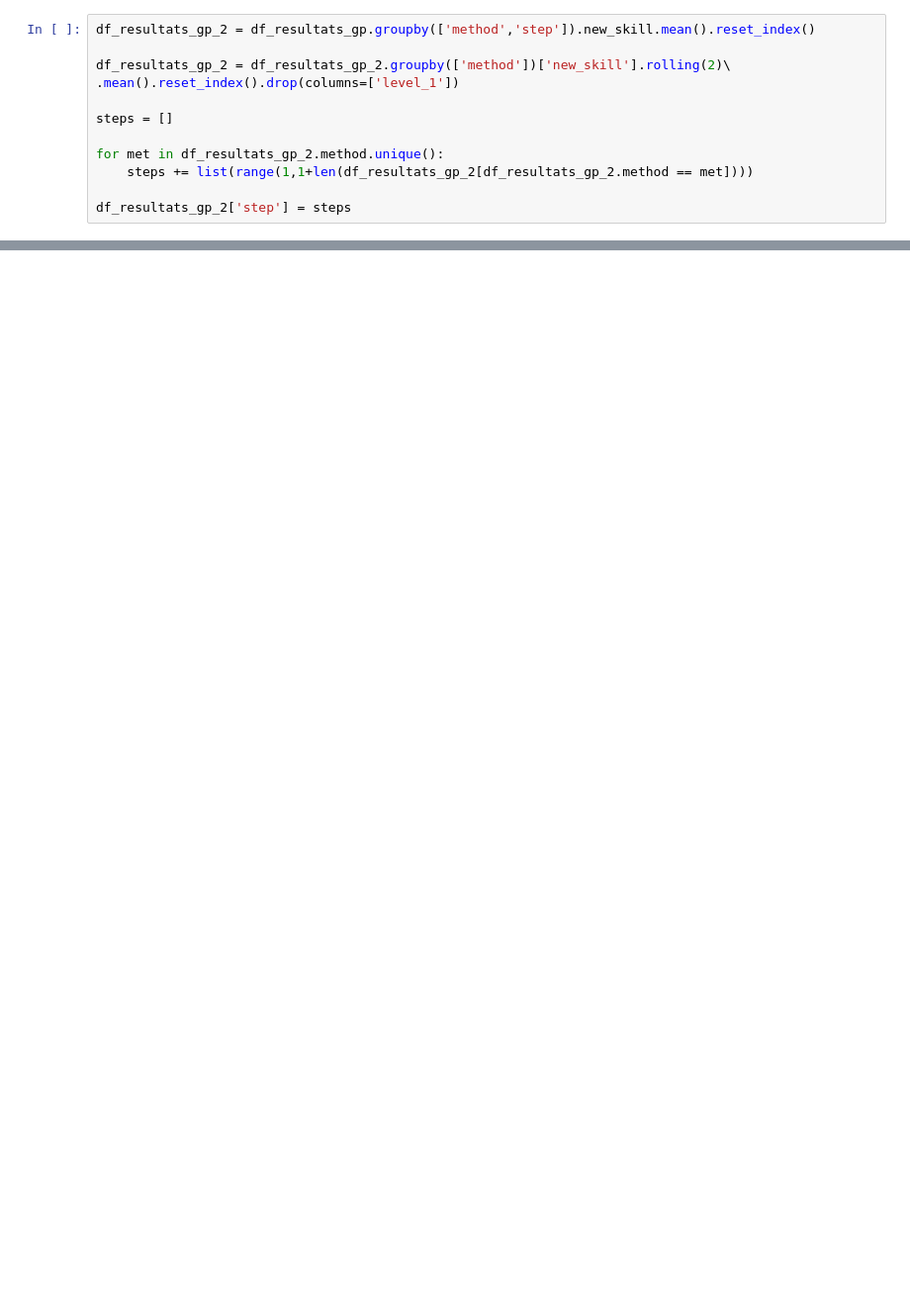
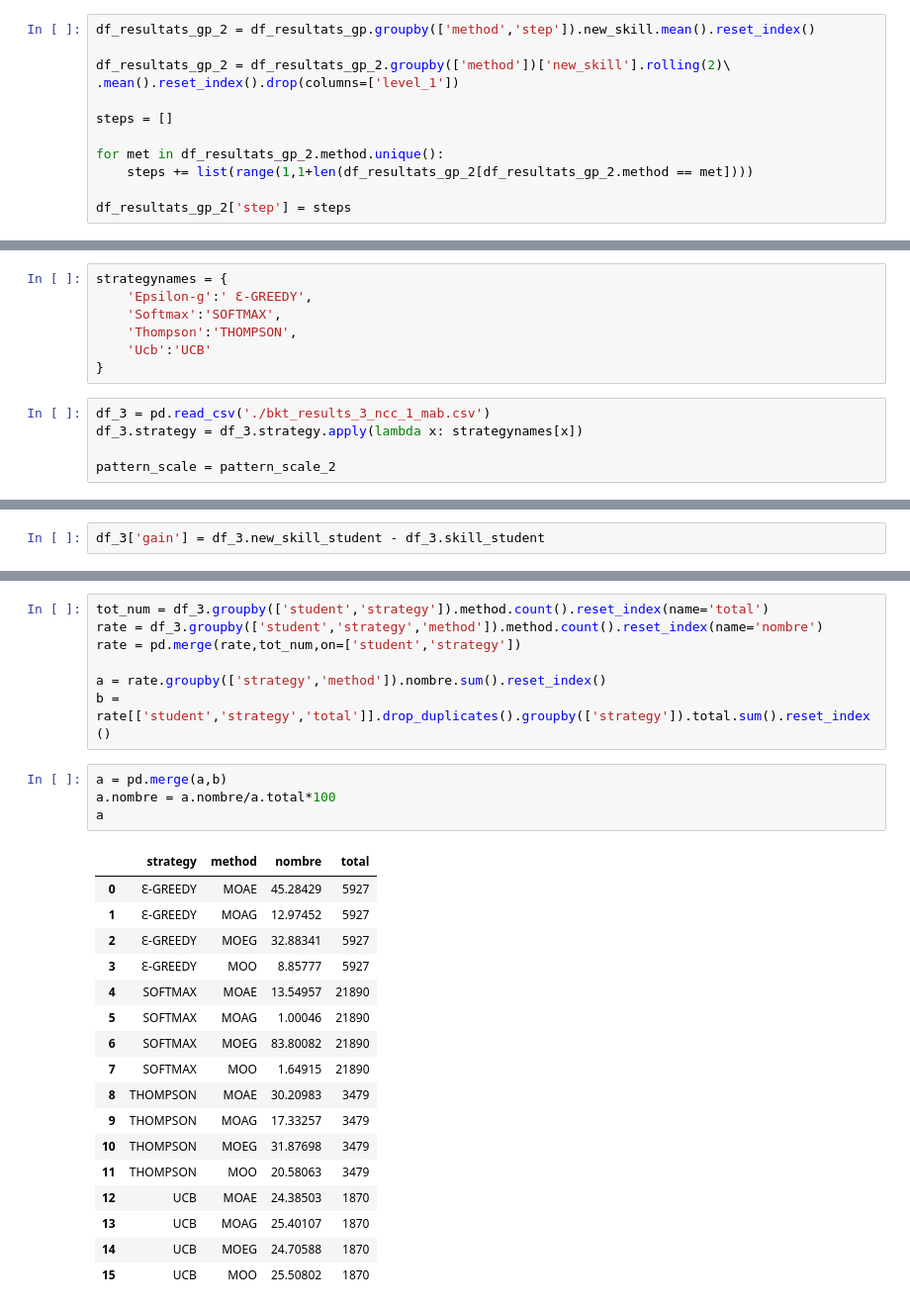
Before and after one commit to dinaftc/AdUp, a Jupyter notebook: graphs.ipynb, the cells around one changed output, grey strips where cells are left out. Shown at 99% size. Cells and saved outputs as stored; diff of their text form; blank space fills up the shorter version.

```diff
--- a/graphs.ipynb
+++ b/graphs.ipynb
@@ -435,0 +519,12 @@ gap_evol_chart_2
+# %%
+strategynames = {
+    'Epsilon-g':' Ԑ-GREEDY',
+    'Softmax':'SOFTMAX',
+    'Thompson':'THOMPSON',
+    'Ucb':'UCB'
+}
+# %%
+df_3 = pd.read_csv('./bkt_results_3_ncc_1_mab.csv')
+df_3.strategy = df_3.strategy.apply(lambda x: strategynames[x])
+
+pattern_scale = pattern_scale_2
@@ -435,0 +773,2 @@ gap_evol_chart_2
+# %%
+df_3['gain'] = df_3.new_skill_student - df_3.skill_student
@@ -435,0 +913,29 @@ gap_evol_chart_2
+# %%
+tot_num = df_3.groupby(['student','strategy']).method.count().reset_index(name='total')
+rate = df_3.groupby(['student','strategy','method']).method.count().reset_index(name='nombre')
+rate = pd.merge(rate,tot_num,on=['student','strategy'])
+
+a = rate.groupby(['strategy','method']).nombre.sum().reset_index()
+b = rate[['student','strategy','total']].drop_duplicates().groupby(['strategy']).total.sum().reset_index()
+# %%
+a = pd.merge(a,b)
+a.nombre = a.nombre/a.total*100
+a
+# %% [output]
+|  | strategy | method | nombre | total |
+| 0 | Ԑ-GREEDY | MOAE | 45.28429 | 5927 |
+| 1 | Ԑ-GREEDY | MOAG | 12.97452 | 5927 |
+| 2 | Ԑ-GREEDY | MOEG | 32.88341 | 5927 |
+| 3 | Ԑ-GREEDY | MOO | 8.85777 | 5927 |
+| 4 | SOFTMAX | MOAE | 13.54957 | 21890 |
+| 5 | SOFTMAX | MOAG | 1.00046 | 21890 |
+| 6 | SOFTMAX | MOEG | 83.80082 | 21890 |
+| 7 | SOFTMAX | MOO | 1.64915 | 21890 |
+| 8 | THOMPSON | MOAE | 30.20983 | 3479 |
+| 9 | THOMPSON | MOAG | 17.33257 | 3479 |
+| 10 | THOMPSON | MOEG | 31.87698 | 3479 |
+| 11 | THOMPSON | MOO | 20.58063 | 3479 |
+| 12 | UCB | MOAE | 24.38503 | 1870 |
+| 13 | UCB | MOAG | 25.40107 | 1870 |
+| 14 | UCB | MOEG | 24.70588 | 1870 |
+| 15 | UCB | MOO | 25.50802 | 1870 |
```
Also changed, not shown: parts of 69 cells of this notebook.
